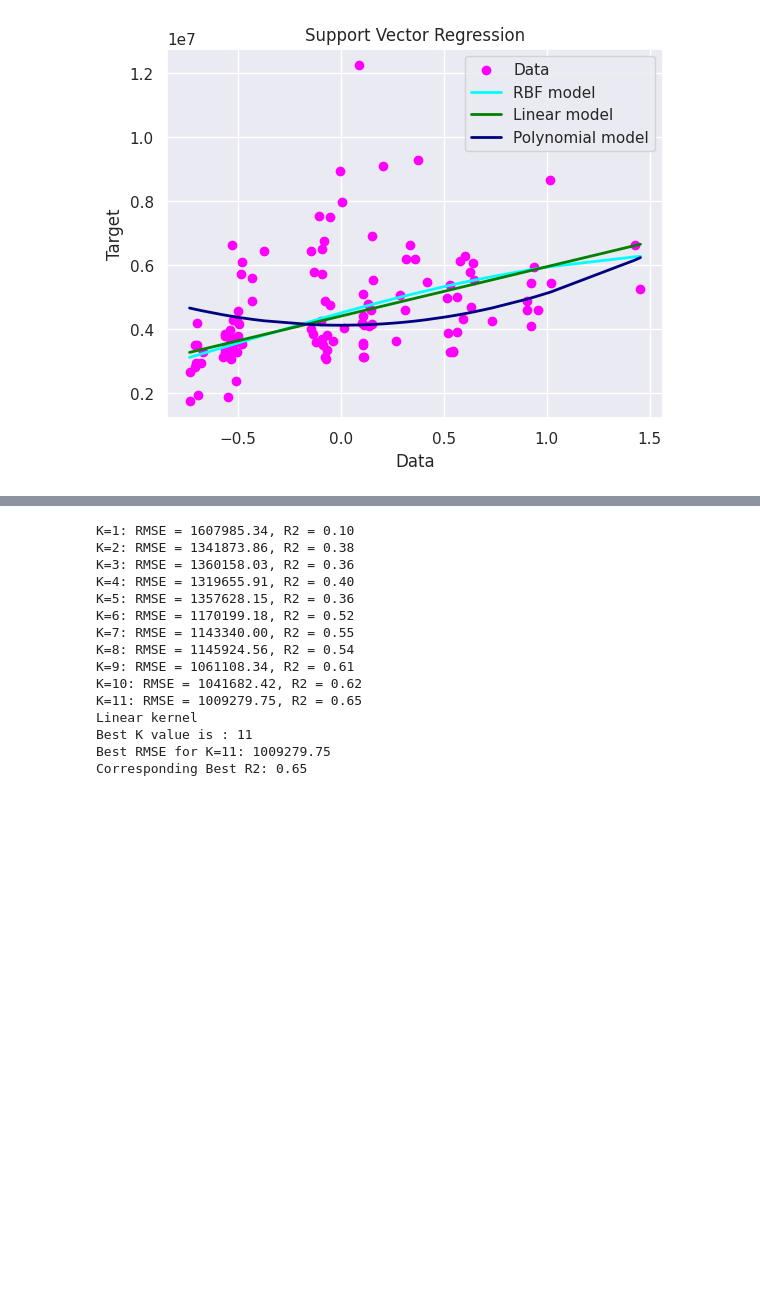
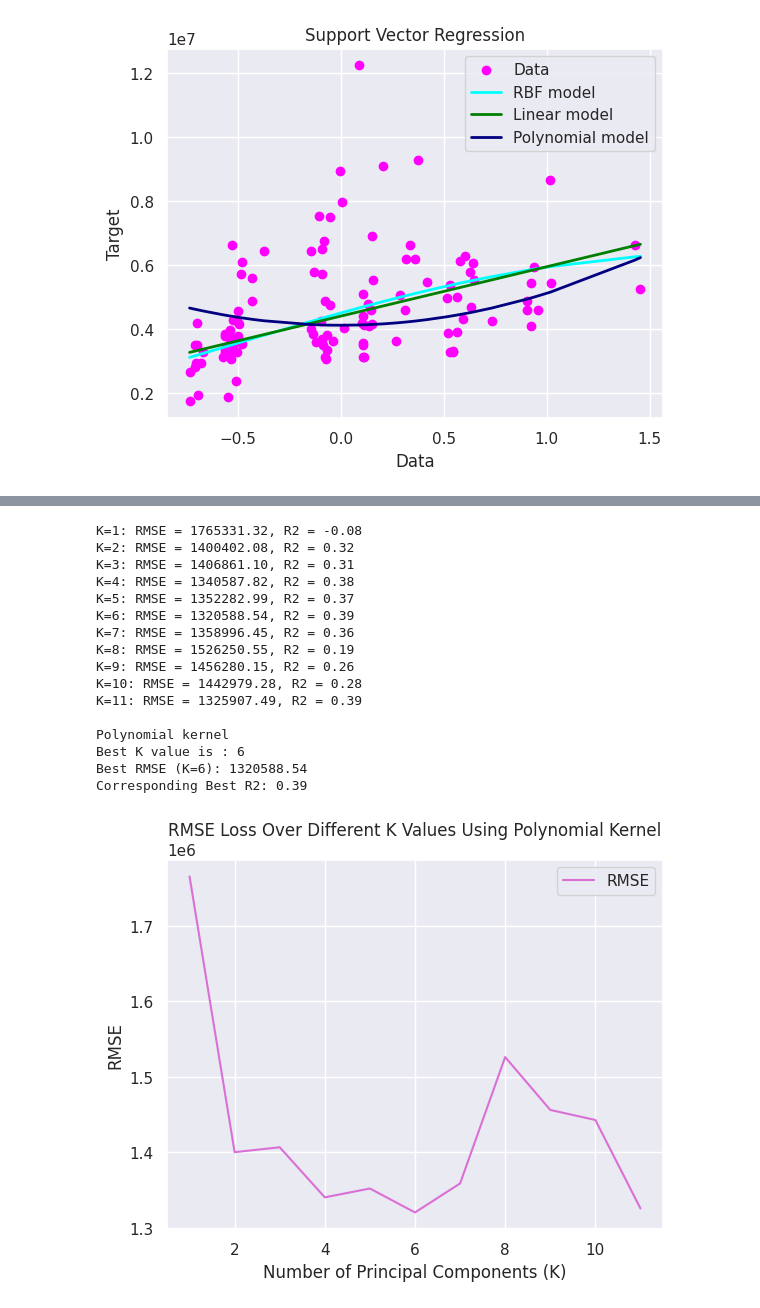
Before and after one commit to indhu68/indhuML_HW4, a Jupyter notebook: Homework_4_Intro_to_ML.ipynb, the cells around one changed output, grey strips where cells are left out. Saved outputs shown, nothing was run; the diff lists cells and outputs as text; code cells hidden in the pictures; blank space fills up the shorter version.

```diff
--- a/Homework_4_Intro_to_ML.ipynb
+++ b/Homework_4_Intro_to_ML.ipynb
@@ -322,45 +455,58 @@ plt.show()
 # %%
 from sklearn.metrics import mean_squared_error, r2_score
 from math import sqrt
-n=X.shape[1]
+
+# Assuming X_standard and y are predefined and standardized features and target variables
 rmse_list = []
 best_rmse = float('inf')
 best_r2 = -float('inf')
 best_k = None
-for k in range(1,n):
+n = X_standard.shape[1]  # The total number of features
+
+for k in range(1, n):
     pca = PCA(n_components=k)
     principal_components = pca.fit_transform(X_standard)
-    X_training, X_testing, y_training, y_testing = train_test_split(principal_components, y,train_size = 0.8, test_size = 0.20, random_state = 0)
-    svr_lin = SVR(kernel='linear',  C=2e5)
+    X_training, X_testing, y_training, y_testing = train_test_split(principal_components, y, test_size=0.20, random_state=0)
+    svr_lin = SVR(kernel='poly', C=5e6, degree=2)
     y_fit = svr_lin.fit(X_training, y_training.ravel())
     y_pred = y_fit.predict(X_testing)
     rmse = sqrt(mean_squared_error(y_testing, y_pred.ravel()))
     rmse_list.append(rmse)
     r2 = r2_score(y_testing, y_pred.ravel())
     if rmse < best_rmse:
         best_rmse = rmse
         best_r2 = r2
         best_k = k
-
     print(f'K={k}: RMSE = {rmse:.2f}, R2 = {r2:.2f}')
 
-print("Linear kernel")
-print("Best K value is :",best_k)
-print(f'Best RMSE for K={best_k}: {best_rmse:.2f}')
+print("\nPolynomial kernel")
+print("Best K value is :", best_k)
+print(f'Best RMSE (K={best_k}): {best_rmse:.2f}')
 print(f'Corresponding Best R2: {best_r2:.2f}')
+
+# Ensure the length of the range matches the length of rmse_list
+plt.plot(range(1, len(rmse_list) + 1), rmse_list, color='orchid')
+plt.xlabel('Number of Principal Components (K)')
+plt.ylabel('RMSE')
+plt.title('RMSE Loss Over Different K Values Using Polynomial Kernel')
+plt.legend(['RMSE'])
+plt.grid(True)
+plt.show()
 # %% [output]
-K=1: RMSE = 1607985.34, R2 = 0.10
-K=2: RMSE = 1341873.86, R2 = 0.38
-K=3: RMSE = 1360158.03, R2 = 0.36
-K=4: RMSE = 1319655.91, R2 = 0.40
-K=5: RMSE = 1357628.15, R2 = 0.36
-K=6: RMSE = 1170199.18, R2 = 0.52
-K=7: RMSE = 1143340.00, R2 = 0.55
-K=8: RMSE = 1145924.56, R2 = 0.54
-K=9: RMSE = 1061108.34, R2 = 0.61
-K=10: RMSE = 1041682.42, R2 = 0.62
-K=11: RMSE = 1009279.75, R2 = 0.65
-Linear kernel
-Best K value is : 11
-Best RMSE for K=11: 1009279.75
-Corresponding Best R2: 0.65
+K=1: RMSE = 1765331.32, R2 = -0.08
+K=2: RMSE = 1400402.08, R2 = 0.32
+K=3: RMSE = 1406861.10, R2 = 0.31
+K=4: RMSE = 1340587.82, R2 = 0.38
+K=5: RMSE = 1352282.99, R2 = 0.37
+K=6: RMSE = 1320588.54, R2 = 0.39
+K=7: RMSE = 1358996.45, R2 = 0.36
+K=8: RMSE = 1526250.55, R2 = 0.19
+K=9: RMSE = 1456280.15, R2 = 0.26
+K=10: RMSE = 1442979.28, R2 = 0.28
+K=11: RMSE = 1325907.49, R2 = 0.39
+
+Polynomial kernel
+Best K value is : 6
+Best RMSE (K=6): 1320588.54
+Corresponding Best R2: 0.39
+[figure, added]
```
Also changed, not shown: parts of 12 cells of this notebook.
